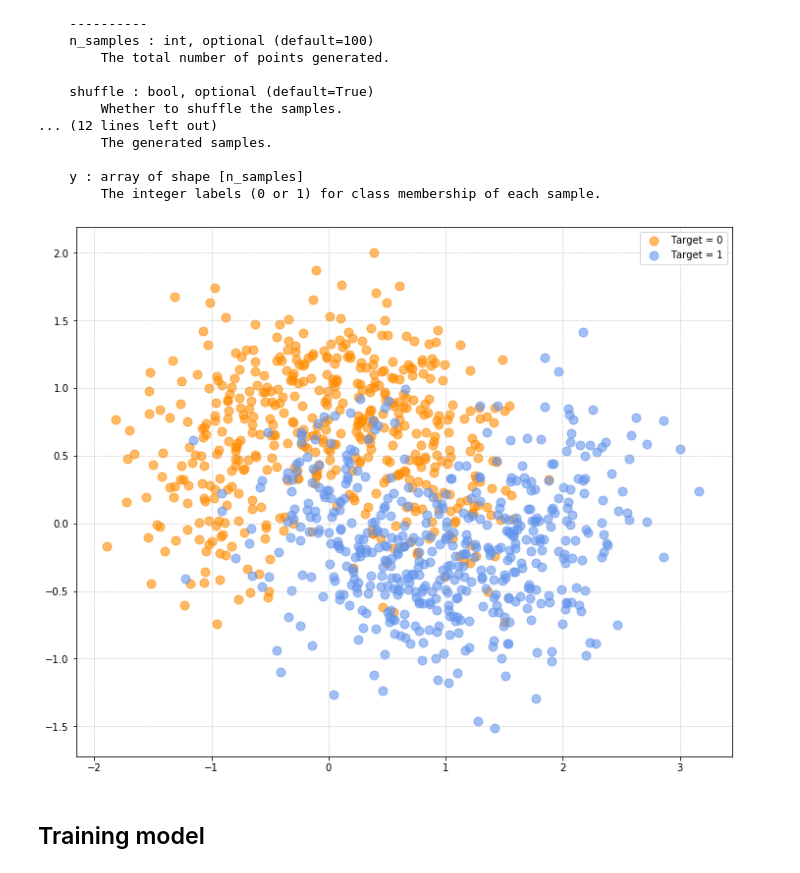
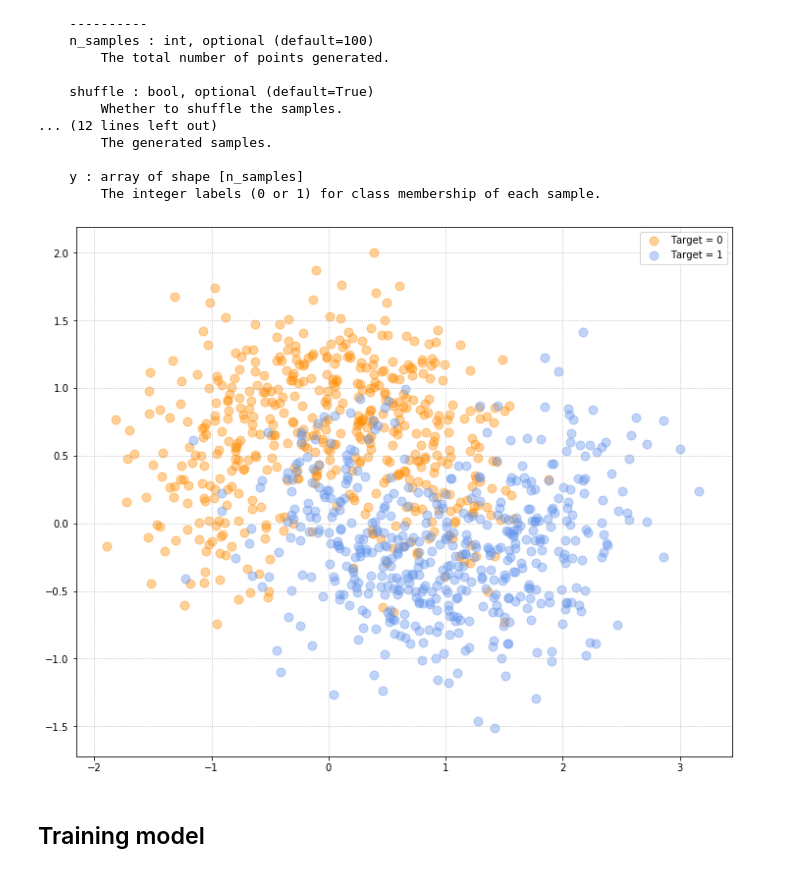
Before and after one commit to capac/scikit-learn-exercises, a Jupyter notebook: decision-tree-with-moons-example.ipynb, the cells around one changed output. Drawn from its saved outputs; the diff is of its cells as text; code cells hidden in the pictures.

```diff
--- a/decision-tree-with-moons-example.ipynb
+++ b/decision-tree-with-moons-example.ipynb
@@ -40,14 +41,14 @@ mm = make_moons(n_samples=1000, shuffle=True, noise=0.4, random_state=42)
 # %%
 fig, axes = plt.subplots(1, 1, figsize=(10, 8))
 colors = ['darkorange', 'cornflowerblue']
 labels = ['Target = 0', 'Target = 1']
-axes.scatter(mm[0][mm[1] == 0][:, 0], mm[0][mm[1] == 0][:, 1], c=colors[0], alpha=0.6, s=80, marker='o', label=labels[0])
-axes.scatter(mm[0][mm[1] == 1][:, 0], mm[0][mm[1] == 1][:, 1], c=colors[1], alpha=0.6, s=80, marker='o', label=labels[1])
+axes.scatter(mm[0][mm[1] == 0][:, 0], mm[0][mm[1] == 0][:, 1], c=colors[0], alpha=0.4, s=80, marker='o', label=labels[0])
+axes.scatter(mm[0][mm[1] == 1][:, 0], mm[0][mm[1] == 1][:, 1], c=colors[1], alpha=0.4, s=80, marker='o', label=labels[1])
 axes.legend(loc='best')
 plt.tight_layout(True)
 plt.grid(linestyle=':');
 # %% [output]
-[figure, old version]
+[figure, new version]
 # %% [markdown]
 ## Training model
 # %%
```
Also changed, not shown: parts of 13 cells of this notebook.
